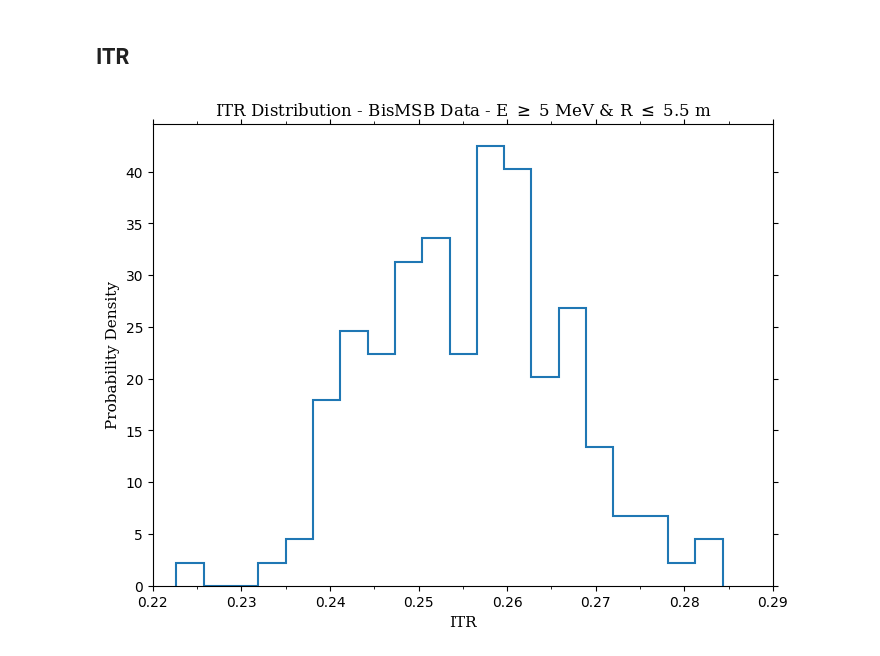
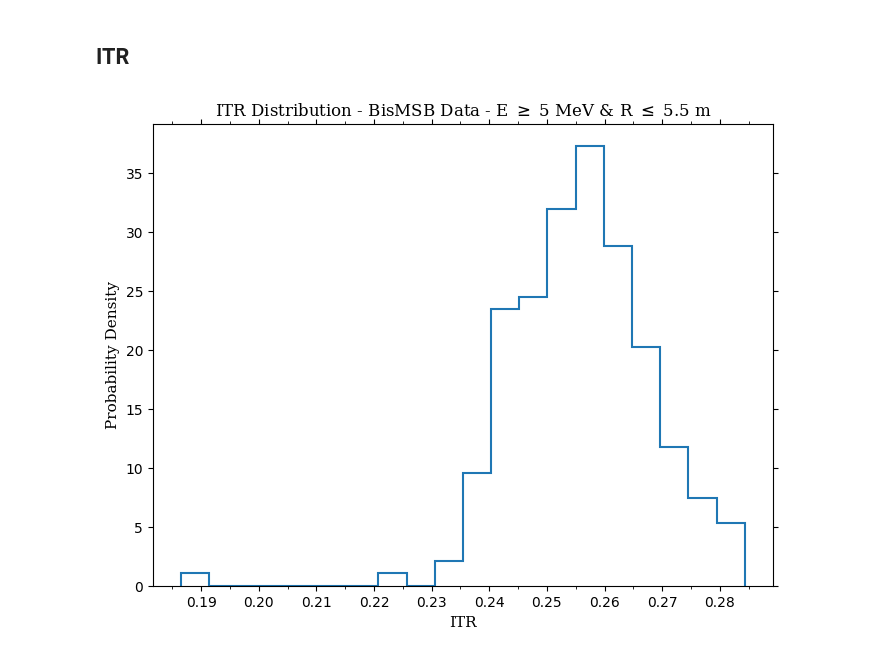
Before and after one commit to joankl/Solar-Neutrinos-Project, a Jupyter notebook: real data analysis/bisMSB/Candidates Analysis.ipynb, the cells around one changed output. Saved outputs shown, nothing was run; the diff lists cells and outputs as text; code cells hidden in the pictures.

Commit message:
updating analysis

```diff
--- a/real data analysis/bisMSB/Candidates Analysis.ipynb
+++ b/real data analysis/bisMSB/Candidates Analysis.ipynb
@@ -22,7 +22,7 @@ obs_list = ['energy_corrected', 'posr_av', 'posx', 'posy', 'posz_av', 'runID', '
 obs_dict = {obs: np.array([]) for obs in obs_list}
 
 # ------- Directory of data -------
-main_dir = 'E:/Data/solars/solarnu_Realdata/bisMSB/first_candidates/analysis15*/ntuple/resume_files/'
+main_dir = 'E:/Data/solars/solarnu_Realdata/bisMSB/first_candidates/analysis*/ntuple/resume_files/'
 #main_dir = '/content/drive/MyDrive/SNO+ Analysis/data/solar_data/real_data/bis_MSB/Analysis*/resume_files/'
 #main_dir = '/home/joankl/data/solars/real_data/bisMSB/first_candidates/analysis*/resume_files/'
 
@@ -220,31 +220,31 @@ plt.show()
 # %%
 bins = 20
 
 fig, ax = plt.subplots(figsize = (8, 6))
 
 #sn.histplot(itr, bins = bins, element = 'step', alpha = 0, linewidth = 1.2, stat = 'density')
 plt.hist(itr, bins = bins, histtype='step', linewidth=1.5, density = True)
 
 plt.xlabel('ITR', fontdict = font_style_axis)
 plt.ylabel('Probability Density', fontdict = font_style_axis)
 
 # --- Markers ---
 ax.xaxis.set_minor_locator(MultipleLocator(0.005))
 ax.xaxis.set_major_locator(MultipleLocator(0.01))
 
 #ax.yaxis.set_minor_locator(MultipleLocator(0.01))
 #ax.yaxis.set_major_locator(MultipleLocator(0.05))
 
 ax.tick_params(which='minor', top=True, bottom=True, left=True, right=True)
 ax.tick_params(which='major', top=True, bottom=True, left=True, right=True)
 
-plt.xlim(0.22, 0.29)
+#plt.xlim(0.22, 0.29)
 
 plt.title(rf'ITR Distribution - BisMSB Data - E $\geq$ {en_inf_cut} MeV & R $\leq$ 5.5 m',
          fontdict = font_style_title)
 
 #plt.savefig(save_path + f'ITR_E_{en_inf_cut}_MeV_R_{posr_cut}_mm.png', dpi=300, bbox_inches='tight')
 
 plt.show()
 # %% [output]
-[figure, old version]
+[figure, new version]
```
Also changed, not shown: parts of 7 cells of this notebook, 2 other files.
